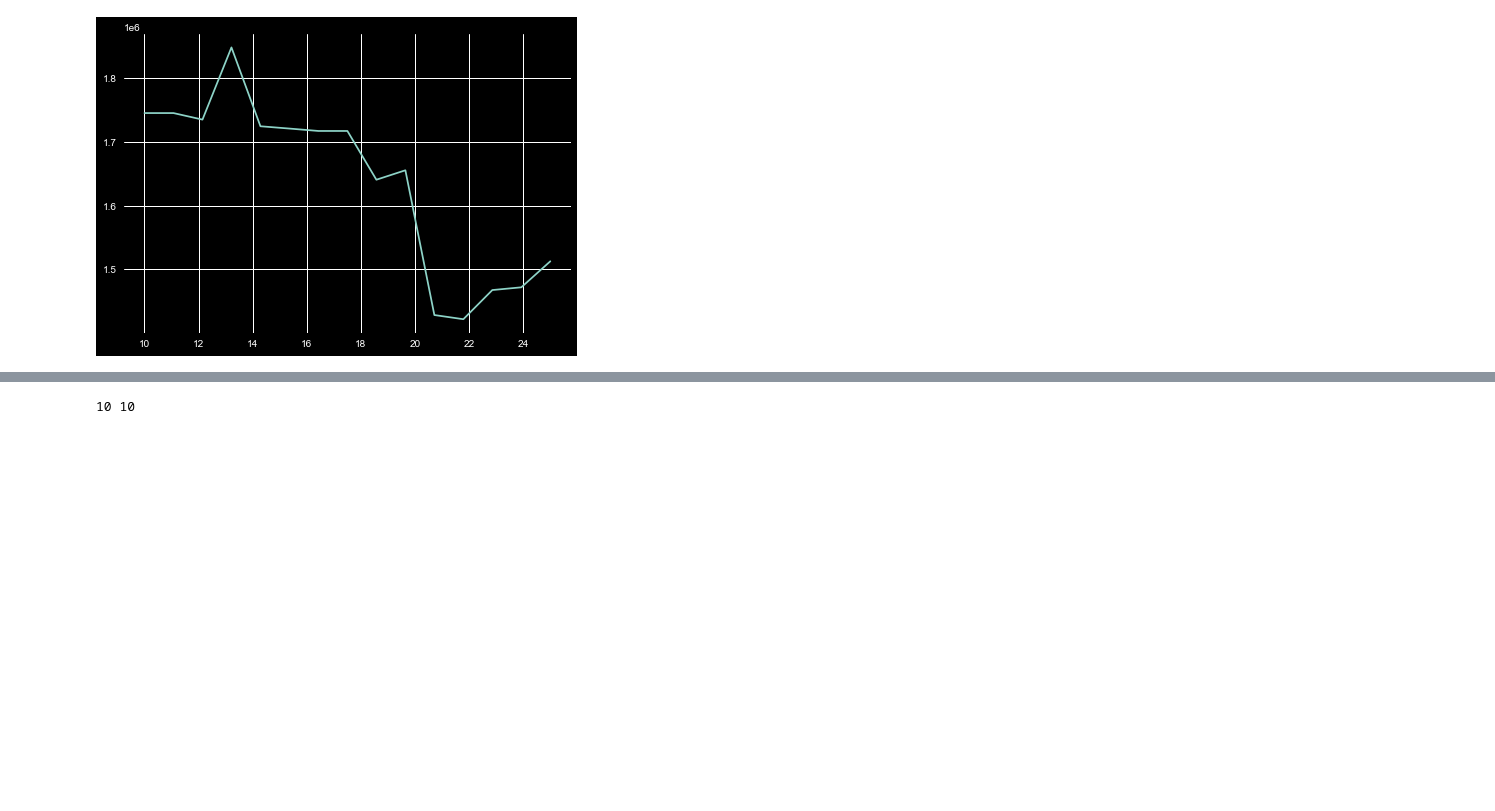
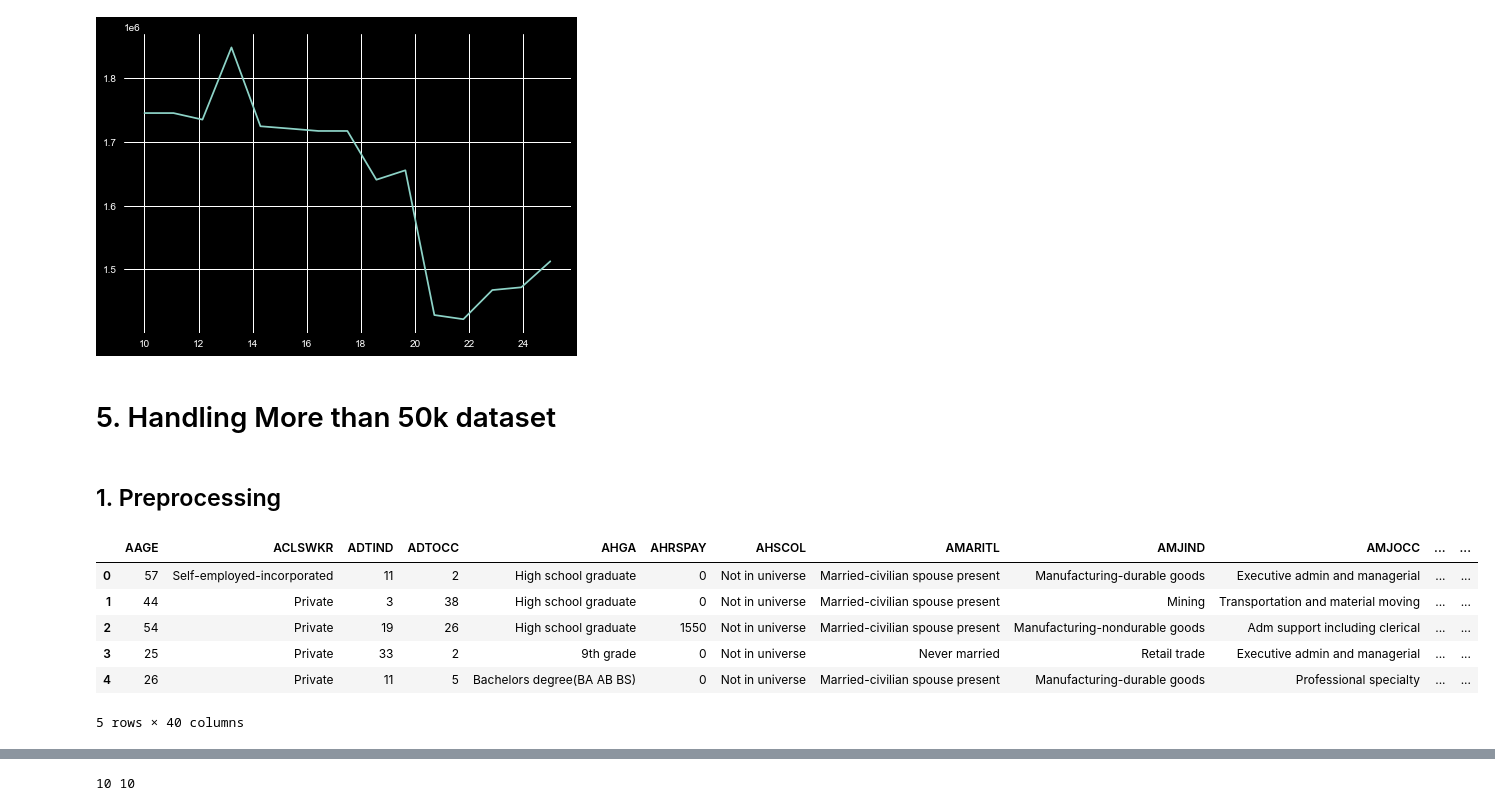
Before and after one commit to PritishWadhwa/ML-Assignments, a Jupyter notebook: Assignment3/Q1.ipynb, the cells around one changed output, grey strips where cells are left out. Saved outputs shown, nothing was run; the diff lists cells and outputs as text; code cells hidden in the pictures; blank space fills up the shorter version.

```diff
--- a/Assignment3/Q1.ipynb
+++ b/Assignment3/Q1.ipynb
@@ -499,0 +509,14 @@ plt.plot(np.linspace(10, 25, len(losses)), losses)
+# %% [markdown]
+# 5. Handling More than 50k dataset
+# %% [markdown]
+## 1. Preprocessing
+# %%
+moreThan50k.head()
+# %% [output]
+|  | AAGE | ACLSWKR | ADTIND | ADTOCC | AHGA | AHRSPAY | AHSCOL | AMARITL | AMJIND | AMJOCC | ... | ... |
+| 0 | 57 | Self-employed-incorporated | 11 | 2 | High school graduate | 0 | Not in universe | Married-civilian spouse present | Manufacturing-durable goods | Executive admin and managerial | ... | ... |
+| 1 | 44 | Private | 3 | 38 | High school graduate | 0 | Not in universe | Married-civilian spouse present | Mining | Transportation and material moving | ... | ... |
+| 2 | 54 | Private | 19 | 26 | High school graduate | 1550 | Not in universe | Married-civilian spouse present | Manufacturing-nondurable goods | Adm support including clerical | ... | ... |
+| 3 | 25 | Private | 33 | 2 | 9th grade | 0 | Not in universe | Never married | Retail trade | Executive admin and managerial | ... | ... |
+| 4 | 26 | Private | 11 | 5 | Bachelors degree(BA AB BS) | 0 | Not in universe | Married-civilian spouse present | Manufacturing-durable goods | Professional specialty | ... | ... |
+5 rows × 40 columns
```
Also changed, not shown: parts of 12 cells of this notebook.
